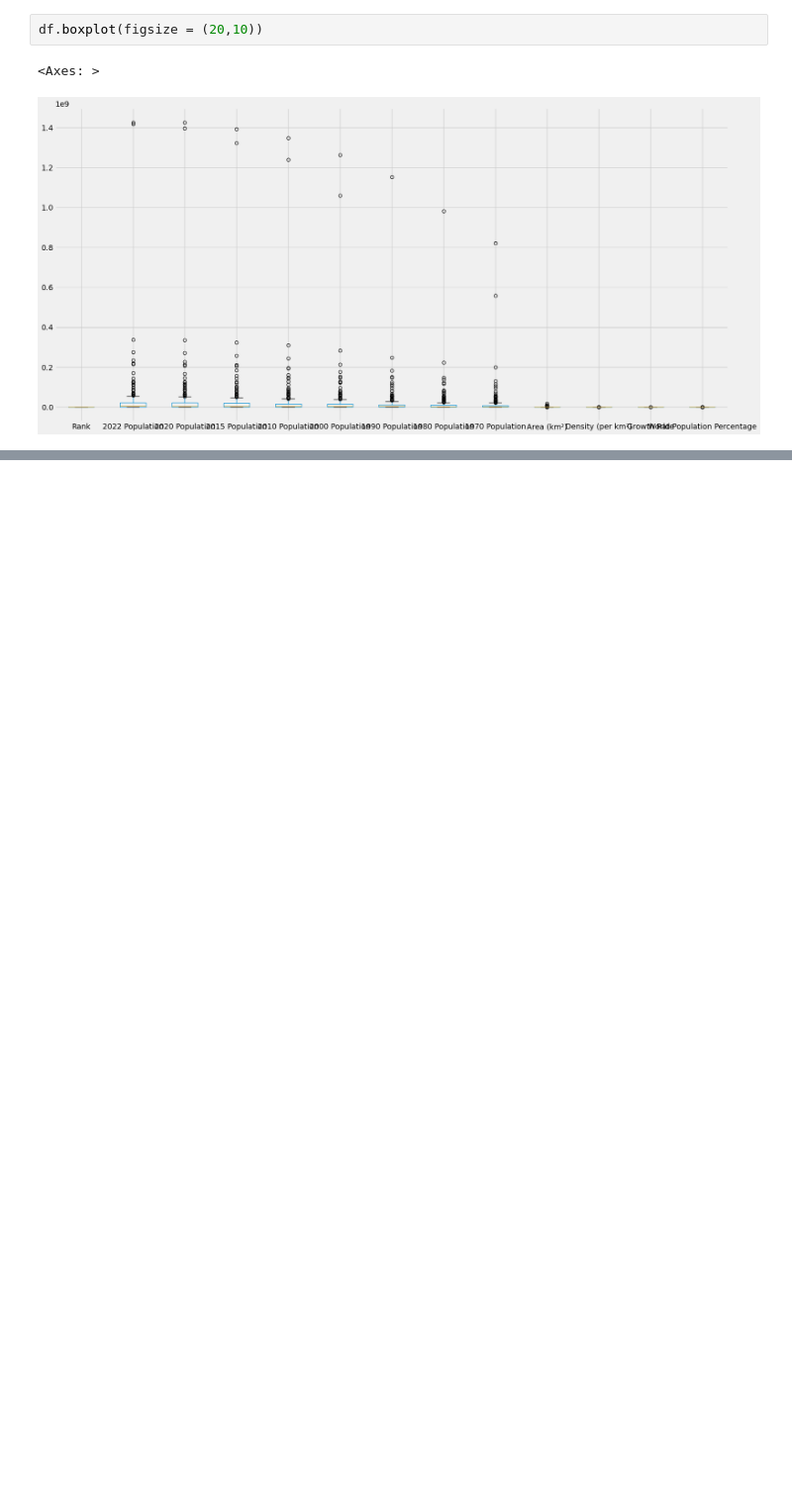
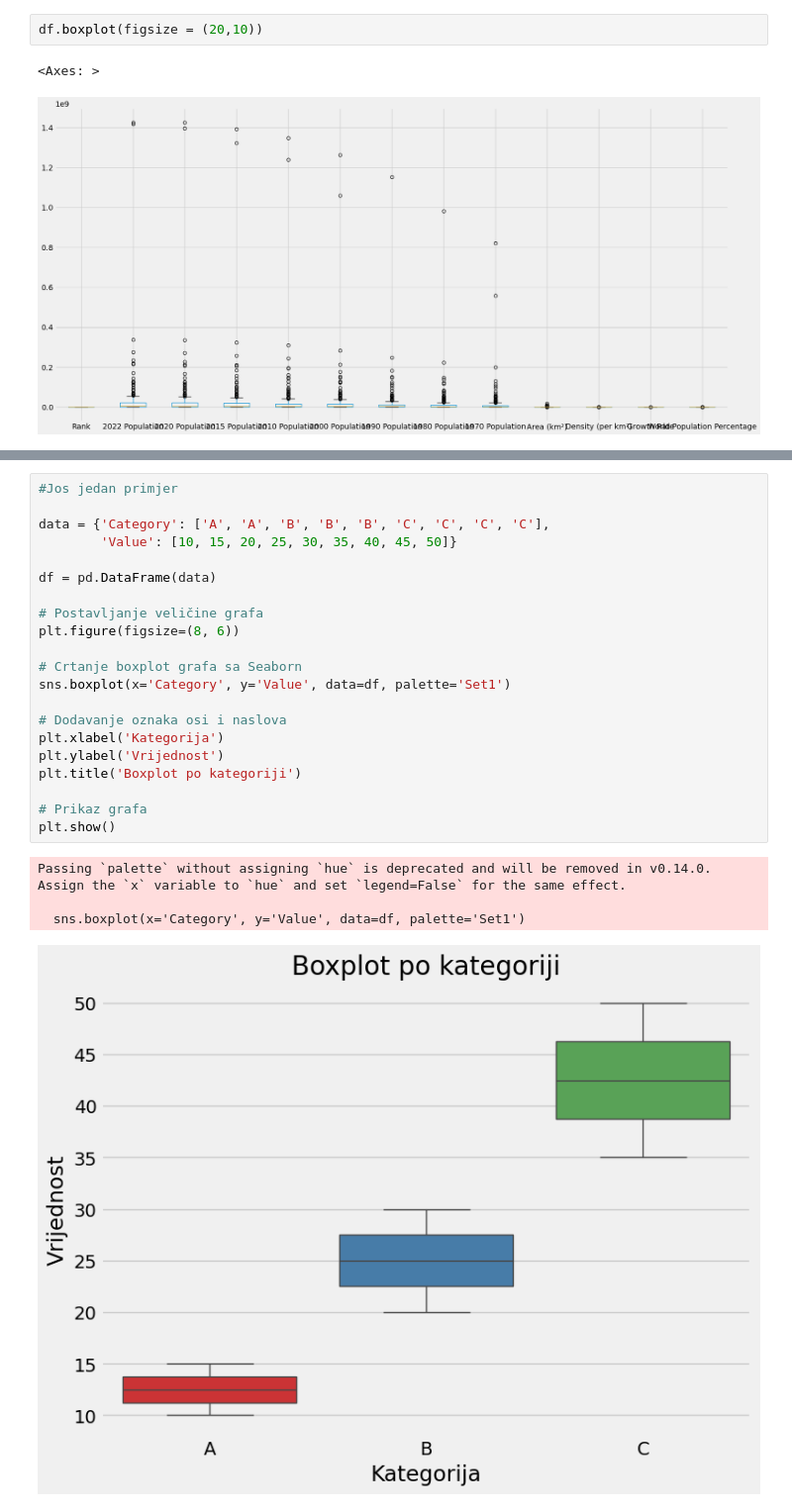
Before and after one commit to ProPolisPLUS/Python, a Jupyter notebook: 13.World_data_Analaysis.ipynb, the cells around one changed output, grey strips where cells are left out. Shown: that part at 99% size. Saved outputs shown, nothing was run; the diff lists cells and outputs as text; blank space fills up the shorter version.

```diff
--- a/13.World_data_Analaysis.ipynb
+++ b/13.World_data_Analaysis.ipynb
@@ -208,0 +206,26 @@ df.select_dtypes(include='number') #dobijamo samo brojeve
+# %%
+#Jos jedan primjer
+
+data = {'Category': ['A', 'A', 'B', 'B', 'B', 'C', 'C', 'C', 'C'],
+        'Value': [10, 15, 20, 25, 30, 35, 40, 45, 50]}
+
+df = pd.DataFrame(data)
+
+# Postavljanje veličine grafa
+plt.figure(figsize=(8, 6))
+
+# Crtanje boxplot grafa sa Seaborn
+sns.boxplot(x='Category', y='Value', data=df, palette='Set1')
+
+# Dodavanje oznaka osi i naslova
+plt.xlabel('Kategorija')
+plt.ylabel('Vrijednost')
+plt.title('Boxplot po kategoriji')
+
+# Prikaz grafa
+plt.show()
+# %% [output]
+Passing `palette` without assigning `hue` is deprecated and will be removed in v0.14.0. Assign the `x` variable to `hue` and set `legend=False` for the same effect.
+
+  sns.boxplot(x='Category', y='Value', data=df, palette='Set1')
+[figure, added]
```
Also changed, not shown: parts of 7 cells of this notebook.
